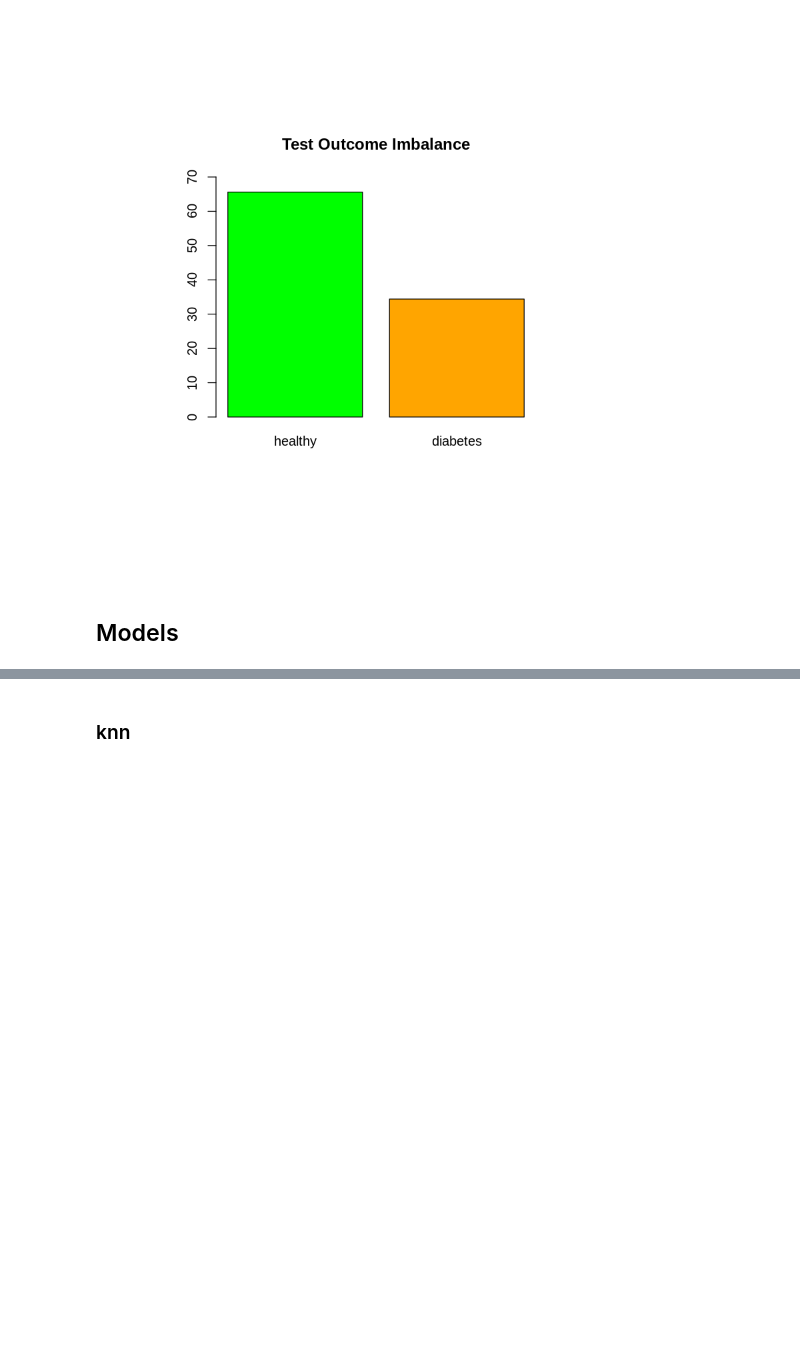
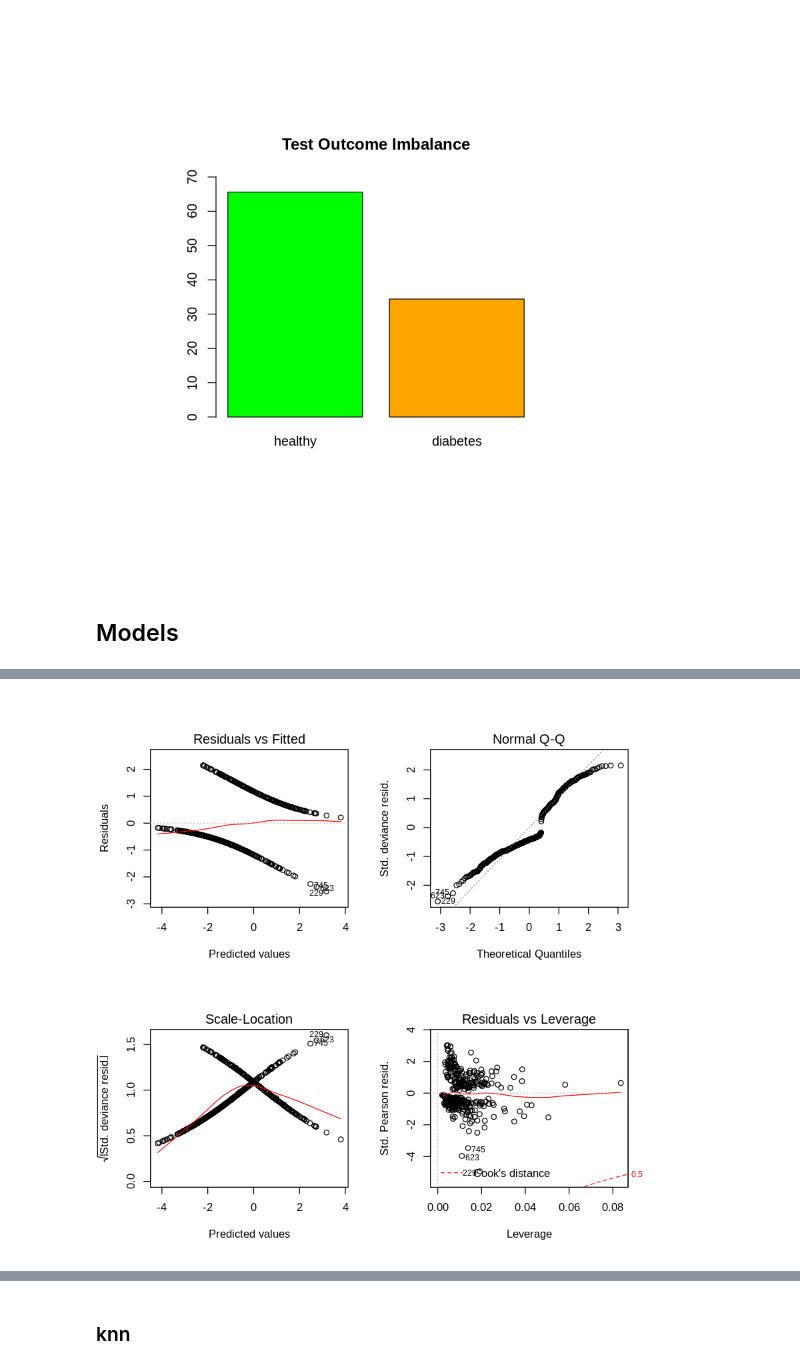
Before and after one commit to yerartdev/tfm-pb, a Jupyter notebook: poc-class-r-pima-indians-diabetes.ipynb, the cells around one changed output, grey strips where cells are left out. Drawn from its saved outputs; the diff is of its cells as text; code cells hidden in the pictures; blank space fills up the shorter version.

```diff
--- a/poc-class-r-pima-indians-diabetes.ipynb
+++ b/poc-class-r-pima-indians-diabetes.ipynb
@@ -519,0 +522,6 @@ barplot(100*prop.table(table(pima_test$Outcome)),
+# %%
+#::GMG::Training The Model
+# https://www.statmethods.net/advstats/glm.html
+fit_pima <- glm(Outcome ~.,
+                data = pima_train,
+                family = binomial(link = 'logit'))
@@ -519,0 +551,4 @@ barplot(100*prop.table(table(pima_test$Outcome)),
+# %%
+fit_pima2 <- update(
+    fit_pima, ~. - BloodPressure - SkinThickness - Insulin  - Age
+)
@@ -519,0 +575,5 @@ barplot(100*prop.table(table(pima_test$Outcome)),
+# %%
+par(mfrow = c(2,2))
+plot(fit_pima2)
+# %% [output]
+[figure, added]
```
Also changed, not shown: parts of 10 cells of this notebook.
